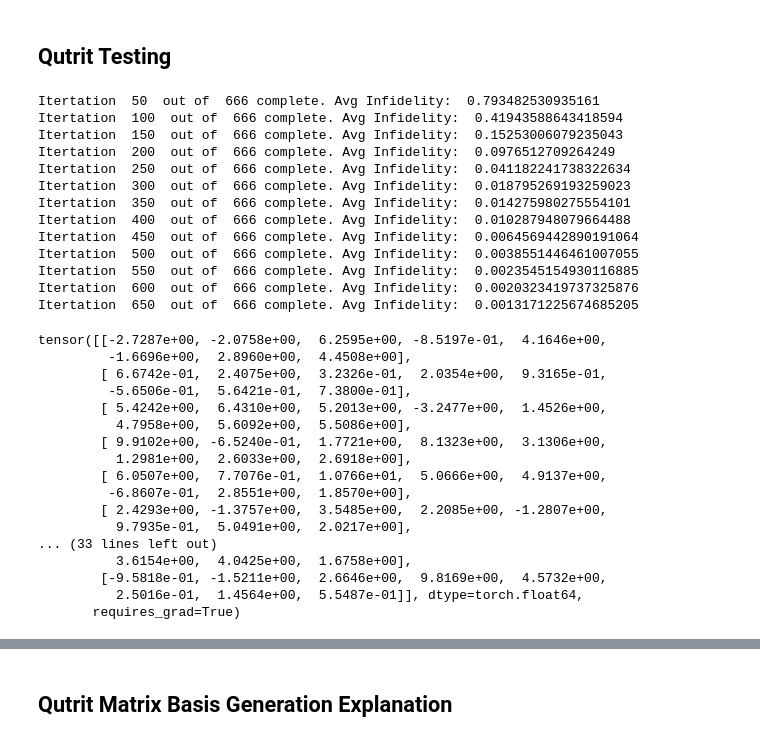
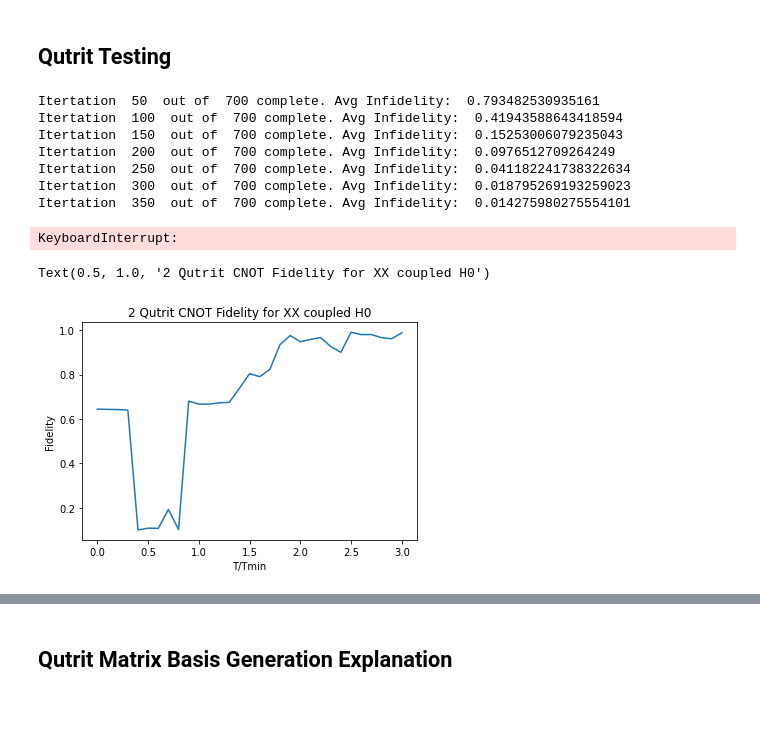
Before and after one commit to b-basyildiz/QuOpt, a Jupyter notebook: Qutrit_ML.ipynb, the cells around one changed output, grey strips where cells are left out. Cells and saved outputs as stored; diff of their text form; code cells hidden in the pictures; blank space fills up the shorter version.

Commit message:
Added graphs

```diff
--- a/Qutrit_ML.ipynb
+++ b/Qutrit_ML.ipynb
@@ -184,8 +184,8 @@ def fidelity_Qutrit(J,B,M,input_gate,t,N_iter):
             R.grad.data.zero_()           # and it's respective grad info
 
     #print('The infidelity of the generated gate is: ' + str(infidelity_list.min().item()))
-    return R
-    #return infidelity_list.min().item()
+    #return R
+    return infidelity_list.min().item()
 # %% [markdown]
 ## Qutrit Testing
 # %%
@@ -194,38 +194,32 @@ CNOT_qutrit = torch.tensor([[1,0,0,0,0,0,0,0,0],[0,1,0,0,0,0,0,0,0],[0,0,1,0,0,0
 Identity = torch.tensor([[1,0,0,0,0,0,0,0,0],[0,1,0,0,0,0,0,0,0],[0,0,1,0,0,0,0,0,0],[0,0,0,1,0,0,0,0,0],[0,0,0,0,1,0,0,0,0],[0,0,0,0,0,1,0,0,0],
 [0,0,0,0,0,0,1,0,0],[0,0,0,0,0,0,0,1,0],[0,0,0,0,0,0,0,0,1]],dtype=torch.cdouble)
 J = torch.tensor([[1,1],[1,1]])
-pulse_frequencies = fidelity_Qutrit(J,[1,1],24,CNOT_qutrit,np.pi,666)
+pulse_frequencies = fidelity_Qutrit(J,[1,1],24,CNOT_qutrit,np.pi,700)
 # %% [output]
-Itertation  50  out of  666 complete. Avg Infidelity:  0.793482530935161
-Itertation  100  out of  666 complete. Avg Infidelity:  0.41943588643418594
-Itertation  150  out of  666 complete. Avg Infidelity:  0.15253006079235043
-Itertation  200  out of  666 complete. Avg Infidelity:  0.0976512709264249
-Itertation  250  out of  666 complete. Avg Infidelity:  0.041182241738322634
-Itertation  300  out of  666 complete. Avg Infidelity:  0.018795269193259023
-Itertation  350  out of  666 complete. Avg Infidelity:  0.014275980275554101
-Itertation  400  out of  666 complete. Avg Infidelity:  0.010287948079664488
-Itertation  450  out of  666 complete. Avg Infidelity:  0.0064569442890191064
-Itertation  500  out of  666 complete. Avg Infidelity:  0.0038551446461007055
-Itertation  550  out of  666 complete. Avg Infidelity:  0.0023545154930116885
-Itertation  600  out of  666 complete. Avg Infidelity:  0.0020323419737325876
-Itertation  650  out of  666 complete. Avg Infidelity:  0.0013171225674685205
+Itertation  50  out of  700 complete. Avg Infidelity:  0.793482530935161
+Itertation  100  out of  700 complete. Avg Infidelity:  0.41943588643418594
+Itertation  150  out of  700 complete. Avg Infidelity:  0.15253006079235043
+Itertation  200  out of  700 complete. Avg Infidelity:  0.0976512709264249
+Itertation  250  out of  700 complete. Avg Infidelity:  0.041182241738322634
+Itertation  300  out of  700 complete. Avg Infidelity:  0.018795269193259023
+Itertation  350  out of  700 complete. Avg Infidelity:  0.014275980275554101
+KeyboardInterrupt:
-# %%
-pulse_frequencies
-# %% [output]
-tensor([[-2.7287e+00, -2.0758e+00,  6.2595e+00, -8.5197e-01,  4.1646e+00,
-         -1.6696e+00,  2.8960e+00,  4.4508e+00],
-        [ 6.6742e-01,  2.4075e+00,  3.2326e-01,  2.0354e+00,  9.3165e-01,
-         -5.6506e-01,  5.6421e-01,  7.3800e-01],
-        [ 5.4242e+00,  6.4310e+00,  5.2013e+00, -3.2477e+00,  1.4526e+00,
-          4.7958e+00,  5.6092e+00,  5.5086e+00],
-        [ 9.9102e+00, -6.5240e-01,  1.7721e+00,  8.1323e+00,  3.1306e+00,
-          1.2981e+00,  2.6033e+00,  2.6918e+00],
-        [ 6.0507e+00,  7.7076e-01,  1.0766e+01,  5.0666e+00,  4.9137e+00,
-         -6.8607e-01,  2.8551e+00,  1.8570e+00],
-        [ 2.4293e+00, -1.3757e+00,  3.5485e+00,  2.2085e+00, -1.2807e+00,
-          9.7935e-01,  5.0491e+00,  2.0217e+00],
-... (33 lines left out)
-          3.6154e+00,  4.0425e+00,  1.6758e+00],
-        [-9.5818e-01, -1.5211e+00,  2.6646e+00,  9.8169e+00,  4.5732e+00,
-          2.5016e-01,  1.4564e+00,  5.5487e-01]], dtype=torch.float64,
-       requires_grad=True)
+# %%
+#graph generation for CNOT Qutrit Gate
+CNOT_qutrit = torch.tensor([[1,0,0,0,0,0,0,0,0],[0,1,0,0,0,0,0,0,0],[0,0,1,0,0,0,0,0,0],[0,0,0,0,1,0,0,0,0],[0,0,0,1,0,0,0,0,0],[0,0,0,0,0,1,0,0,0],
+[0,0,0,0,0,0,1,0,0],[0,0,0,0,0,0,0,1,0],[0,0,0,0,0,0,0,0,1]],dtype=torch.cdouble)
+J = torch.tensor([[1,1],[1,1]])
+
+Fidelities = []
+Times = []
+for i in range(0,31):
+    Times.append(i/10)
+    Fidelities.append(1 - fidelity_Qutrit(J,[1,1],16,CNOT_qutrit,i/10*np.pi/4,1000))
+
+plt.plot(Times,Fidelities)
+plt.xlabel("T/Tmin")
+plt.ylabel("Fidelity")
+plt.title("2 Qutrit CNOT Fidelity for XX coupled H0")
+# %% [output]
+Text(0.5, 1.0, '2 Qutrit CNOT Fidelity for XX coupled H0')
+[figure, added]
```
Also changed, not shown: parts of 1 cell of this notebook, 2 other files.
